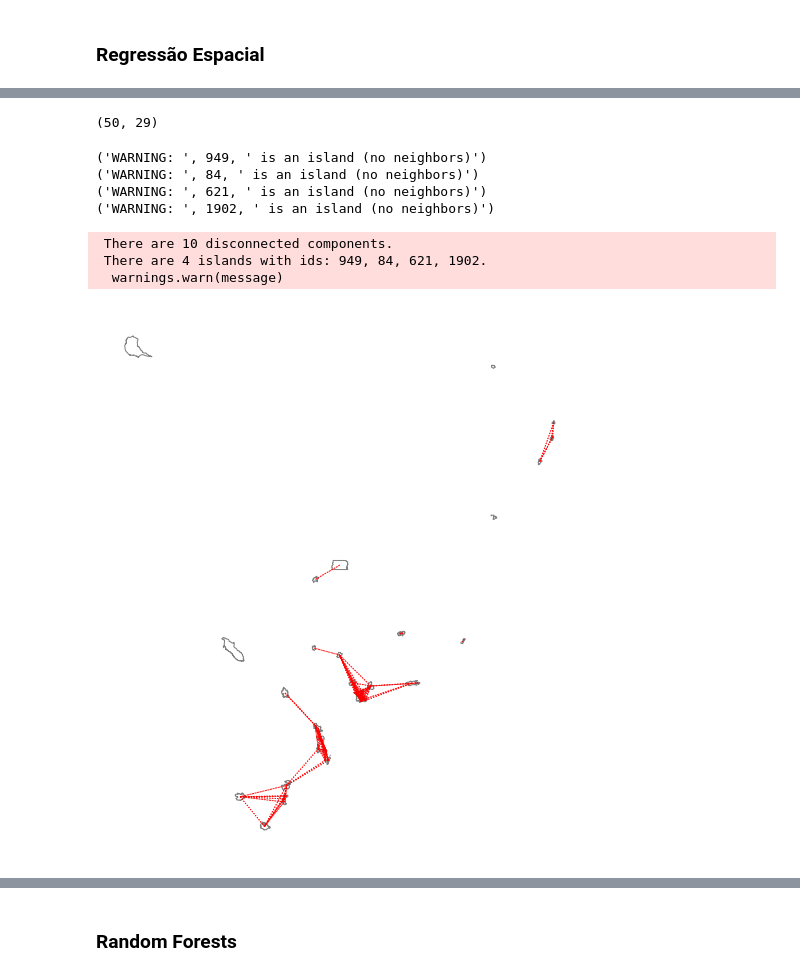
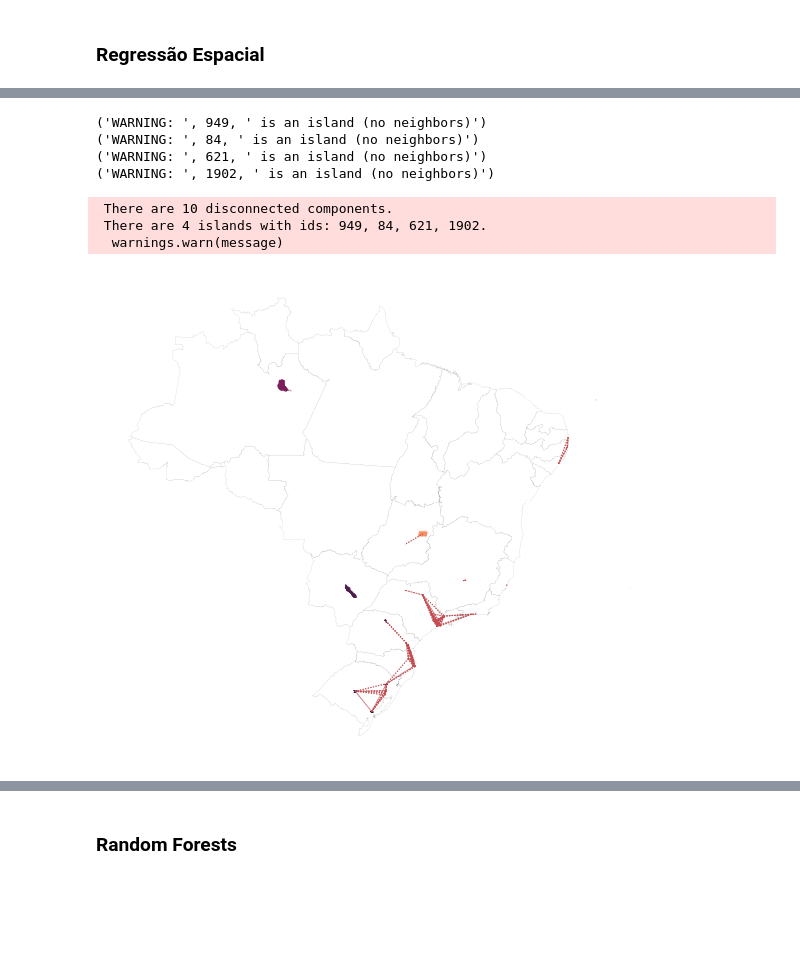
Before and after one commit to moesmatheus/Trabalho-Final-BigData, a Jupyter notebook: Modelos Municipio Preco Dez.ipynb, the cells around one changed output, grey strips where cells are left out. Saved outputs shown, nothing was run; the diff lists cells and outputs as text; code cells hidden in the pictures; blank space fills up the shorter version.

```diff
--- a/Modelos Municipio Preco Dez.ipynb
+++ b/Modelos Municipio Preco Dez.ipynb
@@ -43,3 +43,5 @@ from pysal.model import spreg
 importlib.reload(scripts)
 # %% [output]
 <module 'scripts' from '/Users/matheus/Documents/MBA FGV/Desafios e Requisitos dos Projetos Analíticos/scripts.py'>
+# %%
+sns.set_theme()
@@ -118,6 +122,8 @@ municipios.head()
 | 2 | 12 | 8832.70 | 1300607 | Benjamin Constant | BENJAMIN CONSTANT | AM | 13 | Norte | SUDOESTE AMAZONENSE | ALTO SOLIMOES | ... |
 | 3 | 23 | 3236.87 | 1304062 | Tabatinga | TABATINGA | AM | 13 | Norte | SUDOESTE AMAZONENSE | ALTO SOLIMOES | ... |
 | 4 | 24 | 12363.85 | 1303700 | Santo Antônio do Içá | SANTO ANTONIO DO ICA | AM | 13 | Norte | SUDOESTE AMAZONENSE | ALTO SOLIMOES | ... |
+# %%
+estados = gpd.read_file('BR_UF_2020/BR_UF_2020.shp')
 # %% [markdown]
 ### Juntar Dados
 # %%
@@ -441,7 +407,3 @@ ax.set_axis_off()
-# %%
-esp_df.shape
-# %% [output]
-(50, 29)
 # %%
 # w = libpysal.weights.Queen.from_dataframe(df, )
 # w = libpysal.weights.Voronoi.from_dataframe(df.centroid, )
@@ -460,14 +420,19 @@ w.transform = 'r'
  There are 4 islands with ids: 949, 84, 621, 1902.
   warnings.warn(message)
 # %%
-ax = esp_df.plot(edgecolor='grey', facecolor='w',figsize=(10,10))
+ax = estados.plot(figsize = (10,10),linewidth=.1,
+                     color = 'white', edgecolor = 'gray',
+                 )
+
+ax = esp_df.plot(column = target,ax = ax)
+
 f, ax = w.plot(esp_df, ax=ax,
         edge_kws=dict(color='r', linestyle=':', linewidth=1),
         node_kws=dict(marker=''),
               )
 ax.set_axis_off()
 # %% [output]
-[figure, old version]
+[figure, new version]
 # %%
 moran_I = {}
 moran = {}
```
Also changed, not shown: parts of 39 cells of this notebook, 2 other files.
